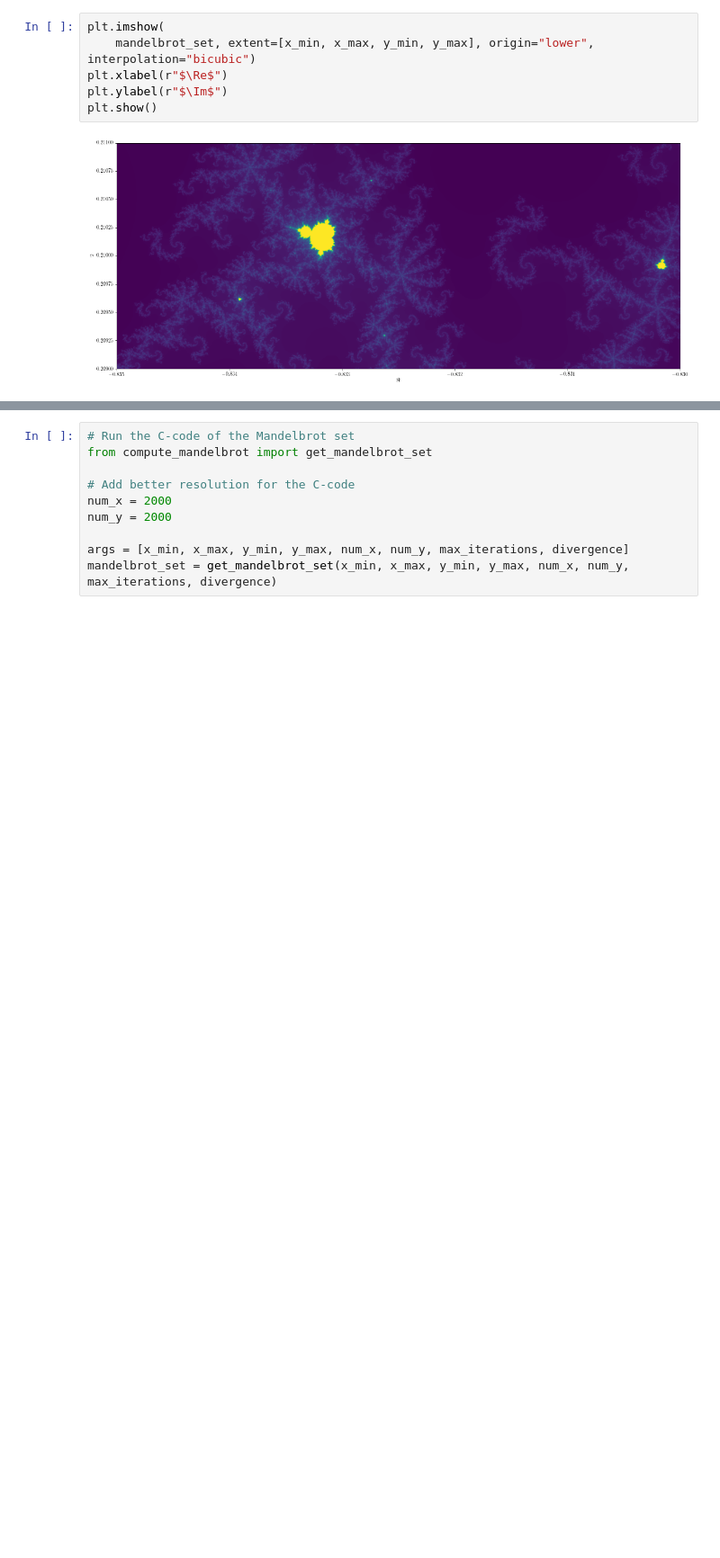
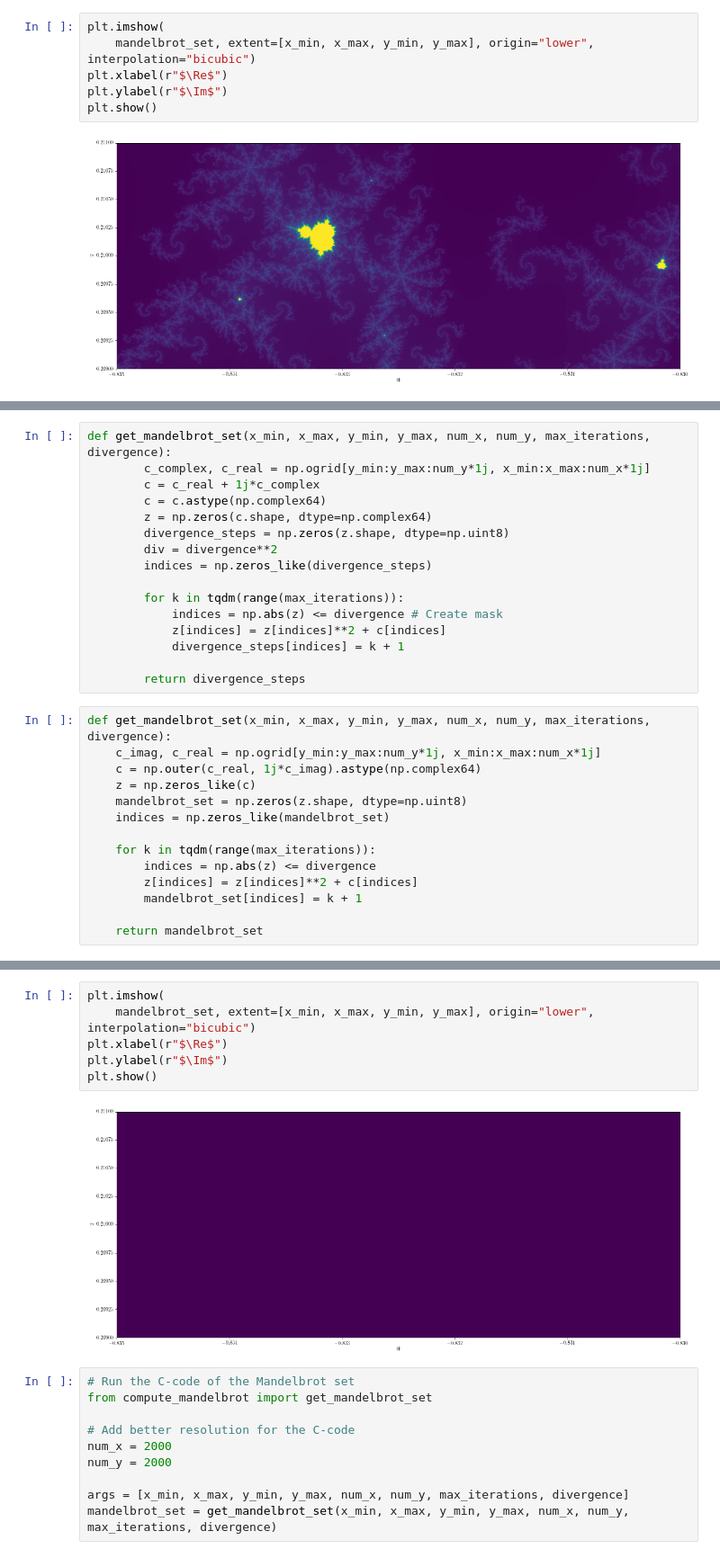
Before and after one commit to Schoyen/Mandelbrot, a Jupyter notebook: scripts/compute_mandelbrot.ipynb, the cells around one changed output, grey strips where cells are left out. Shown: that part at 90% size. Saved outputs shown, nothing was run; the diff lists cells and outputs as text; blank space fills up the shorter version.

```diff
--- a/scripts/compute_mandelbrot.ipynb
+++ b/scripts/compute_mandelbrot.ipynb
@@ -89,0 +104,30 @@ def get_mandelbrot_set(x_min, x_max, y_min, y_max, num_x, num_y, max_iterations,
+# %%
+def get_mandelbrot_set(x_min, x_max, y_min, y_max, num_x, num_y, max_iterations, divergence):
+        c_complex, c_real = np.ogrid[y_min:y_max:num_y*1j, x_min:x_max:num_x*1j]
+        c = c_real + 1j*c_complex
+        c = c.astype(np.complex64)
+        z = np.zeros(c.shape, dtype=np.complex64)
+        divergence_steps = np.zeros(z.shape, dtype=np.uint8)
+        div = divergence**2
+        indices = np.zeros_like(divergence_steps)
+
+        for k in tqdm(range(max_iterations)):
+            indices = np.abs(z) <= divergence # Create mask
+            z[indices] = z[indices]**2 + c[indices]
+            divergence_steps[indices] = k + 1
+
+        return divergence_steps
+# %%
+def get_mandelbrot_set(x_min, x_max, y_min, y_max, num_x, num_y, max_iterations, divergence):
+    c_imag, c_real = np.ogrid[y_min:y_max:num_y*1j, x_min:x_max:num_x*1j]
+    c = np.outer(c_real, 1j*c_imag).astype(np.complex64)
+    z = np.zeros_like(c)
+    mandelbrot_set = np.zeros(z.shape, dtype=np.uint8)
+    indices = np.zeros_like(mandelbrot_set)
+
+    for k in tqdm(range(max_iterations)):
+        indices = np.abs(z) <= divergence
+        z[indices] = z[indices]**2 + c[indices]
+        mandelbrot_set[indices] = k + 1
+
+    return mandelbrot_set
@@ -90,3 +142,11 @@ def get_mandelbrot_set(x_min, x_max, y_min, y_max, num_x, num_y, max_iterations,
+# %%
+plt.imshow(
+    mandelbrot_set, extent=[x_min, x_max, y_min, y_max], origin="lower", interpolation="bicubic")
+plt.xlabel(r"$\Re$")
+plt.ylabel(r"$\Im$")
+plt.show()
+# %% [output]
+[figure, added]
 # %%
 # Run the C-code of the Mandelbrot set
 from compute_mandelbrot import get_mandelbrot_set
```
Also changed, not shown: parts of 8 cells of this notebook.
